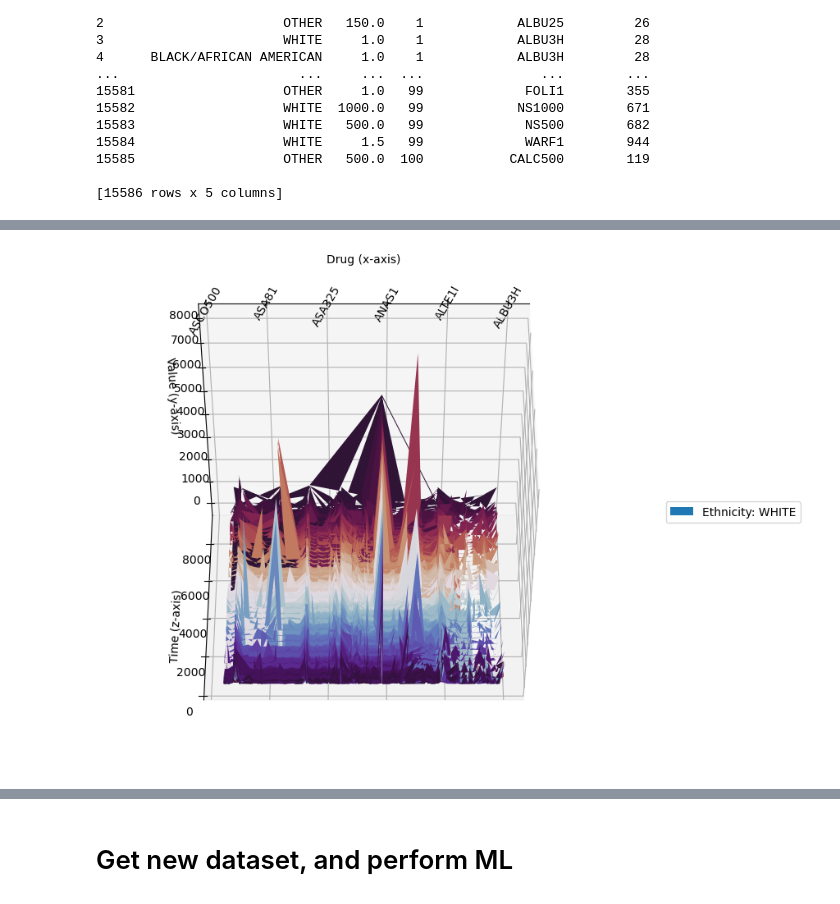
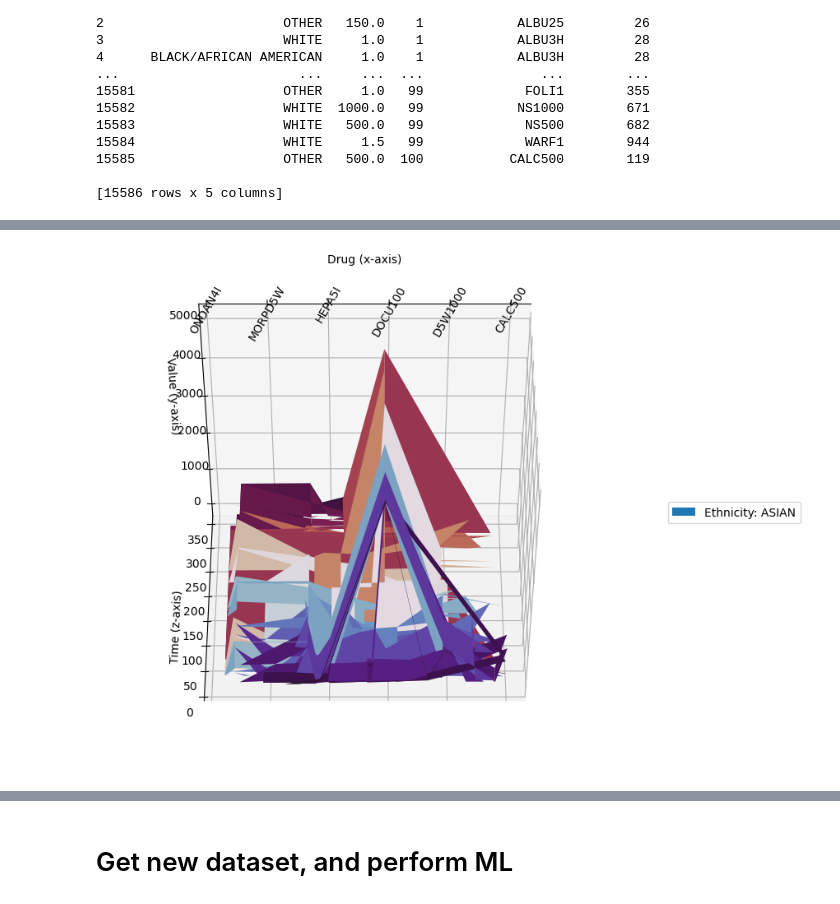
Before and after one commit to Thire399/CAS_764_Project, a Jupyter notebook: ETL_SQL_Server.ipynb, the cells around one changed output, grey strips where cells are left out. Saved outputs shown, nothing was run; the diff lists cells and outputs as text; code cells hidden in the pictures.

Commit message:
Unsuccesful fix to plotting issue.

```diff
--- a/ETL_SQL_Server.ipynb
+++ b/ETL_SQL_Server.ipynb
@@ -316,9 +315,6 @@ import numpy as np
 import matplotlib.pyplot as plt
 from mpl_toolkits.mplot3d import axes3d
 #%matplotlib ipympl
-
-# Generate some sample 3D time series data for multiple patients
-num_patients = 5
 
 # Create a 3D plot
 fig = plt.figure(figsize = (20, 8) )
@@ -330,38 +326,37 @@ idk = ['twilight_shifted', 'twilight_shifted_r']
 
 # Plot the 3D time series data for each patient
 for ethnicity, ethnicity_df in ethnicity_dict.items():
-    if ethnicity == 'WHITE':
-        time = np.asarray([range(len(ethnicity_df['rn'])), ethnicity_df['rn']])
+    if ethnicity == 'ASIAN':
 
         x = ethnicity_df['DrugIndex']
         y = ethnicity_df['avg']
         #z = ethnicity_df['rn']
         z = np.asarray([range(len(ethnicity_df['rn'])), ethnicity_df['rn']])
 
         # Plot the 3D time series for each patient
         surf = ax.plot_surface(x, y, z, label=f'Ethnicity: {ethnicity}', cmap = idk[temp])
         surf._facecolors2d = surf._facecolor3d
         surf._edgecolors2d = surf._edgecolor3d
         #ax.plot(x, y, z, label=f'Ethnicity: {ethnicity}')
         temp += 1
         #if temp == 2:
         #ax.set_xticks(np.arange(len(ethnicity_df['formulary_drug_cd'])))
         ax.set_xticklabels(ethnicity_df['formulary_drug_cd'], rotation = 60)
         break
 
 
 # Set labels
 ax.set_xlabel('Drug (x-axis)')
 ax.set_ylabel('Value (y-axis)')
 ax.set_zlabel('Time (z-axis)')
 #ax.set_xticklabels[df[]]
 
 # Add a legend
 legend = ax.legend(loc='center left', bbox_to_anchor=(1.1, 0.5))
 #cax = fig.add_axes([0.27, 1, 0.5, 0.05])
 #fig.colorbar(surf, cax=cax, orientation='horizontal')
 ax.view_init(-40, 90)
 # Show the plot
 plt.show()
 # %% [output]
-[figure, old version]
+[figure, new version]
```
Also changed, not shown: parts of 6 cells of this notebook.
